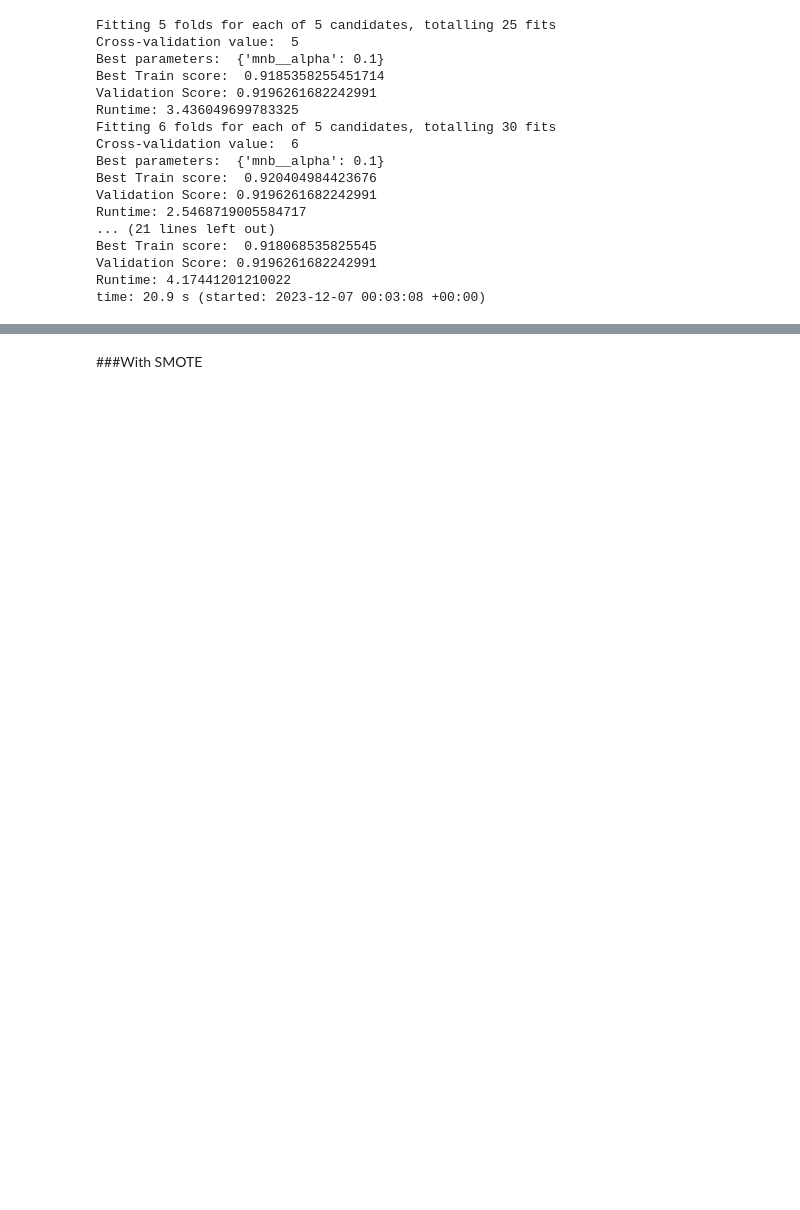
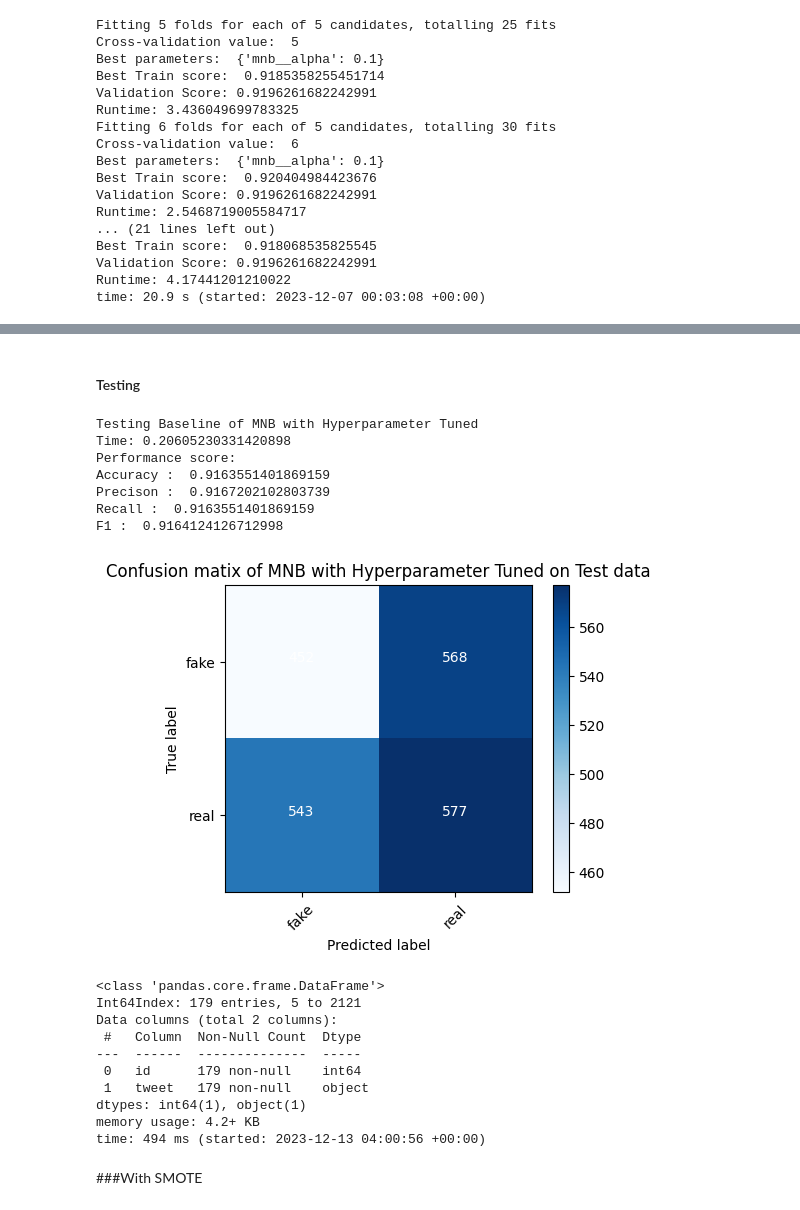
Before and after one commit to hasandwicahyono/covid19_fake_news, a Jupyter notebook: Cov19_Fake_News.ipynb, the cells around one changed output, grey strips where cells are left out. Cells and saved outputs as stored; diff of their text form; code cells hidden in the pictures; blank space fills up the shorter version.

```diff
--- a/Cov19_Fake_News.ipynb
+++ b/Cov19_Fake_News.ipynb
@@ -837,2 +1080,25 @@ time: 914 ms (started: 2023-12-07 06:57:43 +00:00)
+# %% [markdown]
+#### Testing
+# %%
+test_baseline(pipeline, 'MNB with Hyperparameter Tuned')
+# %% [output]
+Testing Baseline of MNB with Hyperparameter Tuned
+Time: 0.20605230331420898
+Performance score:
+Accuracy :  0.9163551401869159
+Precison :  0.9167202102803739
+Recall :  0.9163551401869159
+F1 :  0.9164124126712998
+[figure, added]
+<class 'pandas.core.frame.DataFrame'>
+Int64Index: 179 entries, 5 to 2121
+Data columns (total 2 columns):
+ #   Column  Non-Null Count  Dtype
+---  ------  --------------  -----
+ 0   id      179 non-null    int64
+ 1   tweet   179 non-null    object
+dtypes: int64(1), object(1)
+memory usage: 4.2+ KB
+time: 494 ms (started: 2023-12-13 04:00:56 +00:00)
 # %% [markdown]
 ###With SMOTE
```
Also changed, not shown: parts of 170 cells of this notebook, 1 other file.
